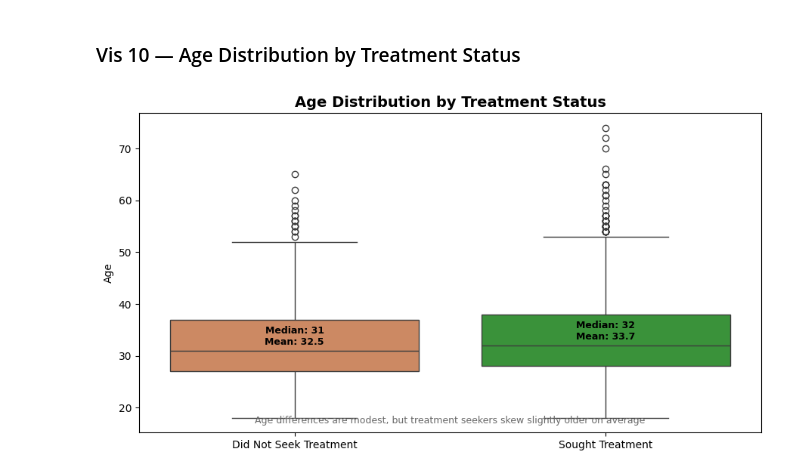
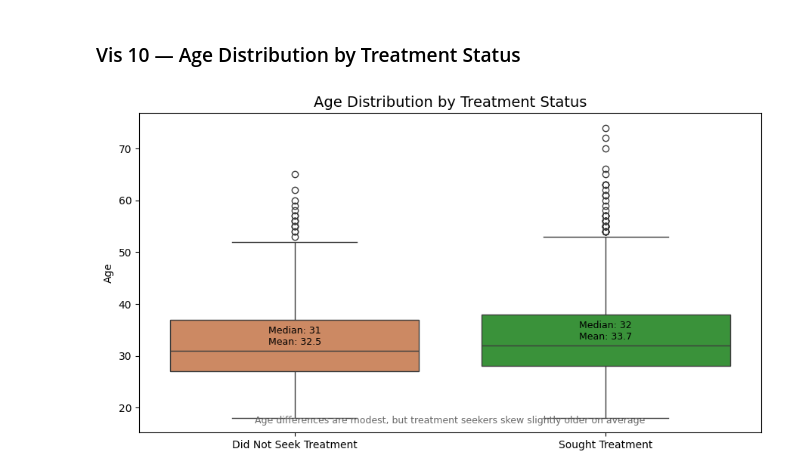
Before and after one commit to seanlumasag/cs210-project, a Jupyter notebook: notebook.ipynb, the cells around one changed output. Cells and saved outputs as stored; diff of their text form; code cells hidden in the pictures.

```diff
--- a/notebook.ipynb
+++ b/notebook.ipynb
@@ -1348,18 +1350,18 @@ plt.show()
 # %%
 fig, ax = plt.subplots(figsize=(9, 5))
 age_plot = df_merged.dropna(subset=['Age', 'treatment']).copy()
 age_plot['Treatment Status'] = age_plot['treatment'].map({0: 'Did Not Seek Treatment', 1: 'Sought Treatment'})
 sns.boxplot(data=age_plot, x='Treatment Status', y='Age', hue='Treatment Status', order=['Did Not Seek Treatment', 'Sought Treatment'], hue_order=['Did Not Seek Treatment', 'Sought Treatment'], palette=[ORANGE, GREEN], dodge=False, legend=False, ax=ax)
 group_medians = age_plot.groupby('Treatment Status')['Age'].median().reindex(['Did Not Seek Treatment', 'Sought Treatment'])
 group_means = age_plot.groupby('Treatment Status')['Age'].mean().reindex(['Did Not Seek Treatment', 'Sought Treatment'])
 for idx, (status, median_value) in enumerate(group_medians.items()):
-    ax.text(idx, median_value + 1.2, f'Median: {median_value:.0f}\nMean: {group_means[status]:.1f}', ha='center', fontsize=9, fontweight='bold')
-ax.set_title('Age Distribution by Treatment Status', fontsize=14, fontweight='bold')
+    ax.text(idx, median_value + 1.2, f'Median: {median_value:.0f}\nMean: {group_means[status]:.1f}', ha='center', fontsize=9)
+ax.set_title('Age Distribution by Treatment Status', fontsize=14)
 ax.set_xlabel('')
 ax.set_ylabel('Age')
 ax.text(0.5, 0.03, 'Age differences are modest, but treatment seekers skew slightly older on average', transform=ax.transAxes, ha='center', fontsize=9, color='dimgray')
 plt.tight_layout()
 plt.savefig('output_figures/vis10_age_distribution.png', dpi=150, bbox_inches='tight')
 plt.show()
 # %% [output]
-[figure, old version]
+[figure, new version]
```
Also changed, not shown: parts of 3 cells of this notebook.
